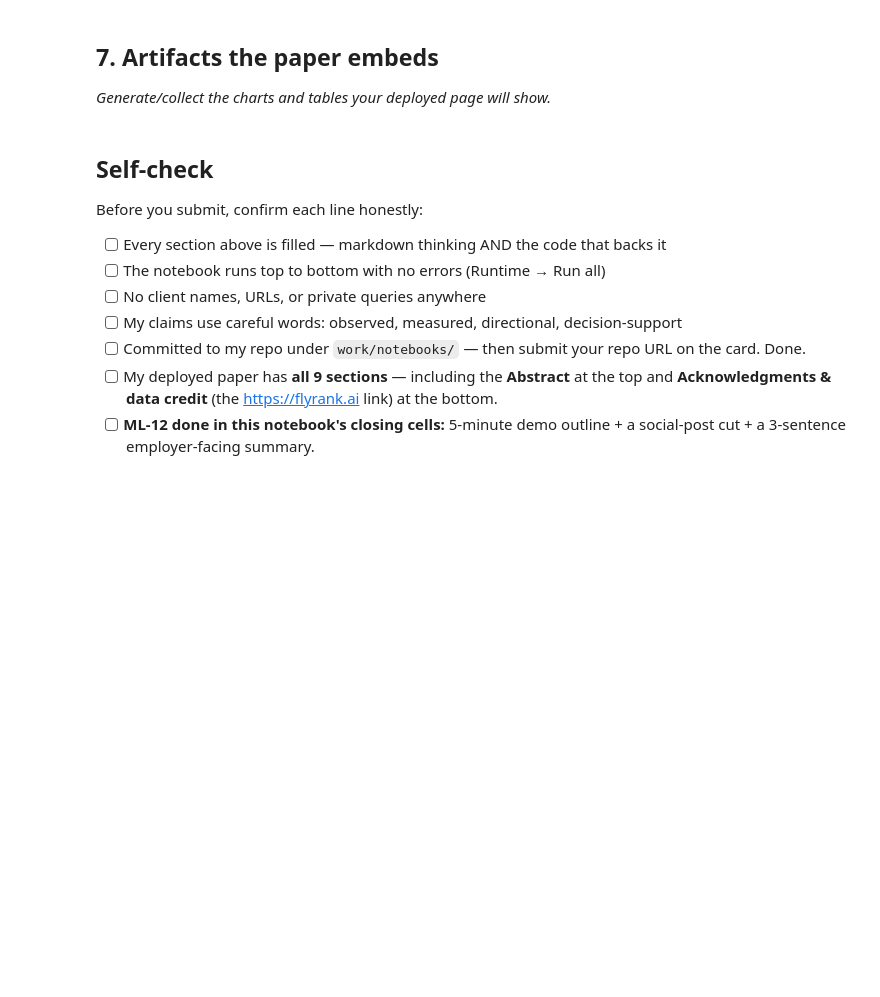
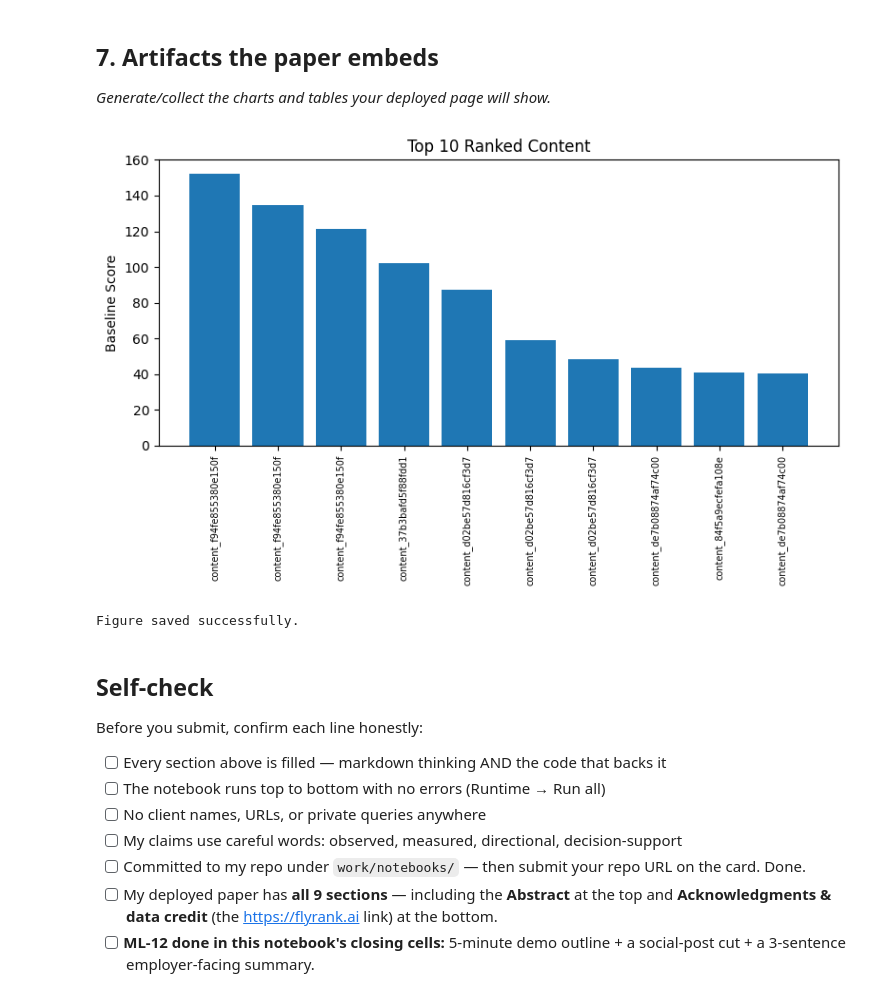
Before and after one commit to lahari600/Flyrank, a Jupyter notebook: work/notebooks/capstone.ipynb, the cells around one changed output. Saved outputs shown, nothing was run; the diff lists cells and outputs as text; code cells hidden in the pictures; blank space fills up the shorter version.

```diff
--- a/work/notebooks/capstone.ipynb
+++ b/work/notebooks/capstone.ipynb
@@ -37,3 +161,26 @@ This skeleton is yours to fill. Work the sections **in order** — each one has
+# %%
+
+import matplotlib.pyplot as plt
+import os
+
+os.makedirs("work/figures", exist_ok=True)
+
+top10 = queue.head(10)
+
+plt.figure(figsize=(8,5))
+plt.bar(range(len(top10)), top10["baseline_score"])
+plt.xticks(range(len(top10)), top10["content_hash_id"], rotation=90, fontsize=7)
+plt.ylabel("Baseline Score")
+plt.title("Top 10 Ranked Content")
+plt.tight_layout()
+
+plt.savefig("work/figures/top10_ranked_content.png")
+plt.show()
+
+print("Figure saved successfully.")
+# %% [output]
+[figure, added]
+Figure saved successfully.
 # %% [markdown]
 ## Self-check
 
```
Also changed, not shown: parts of 9 cells of this notebook.
